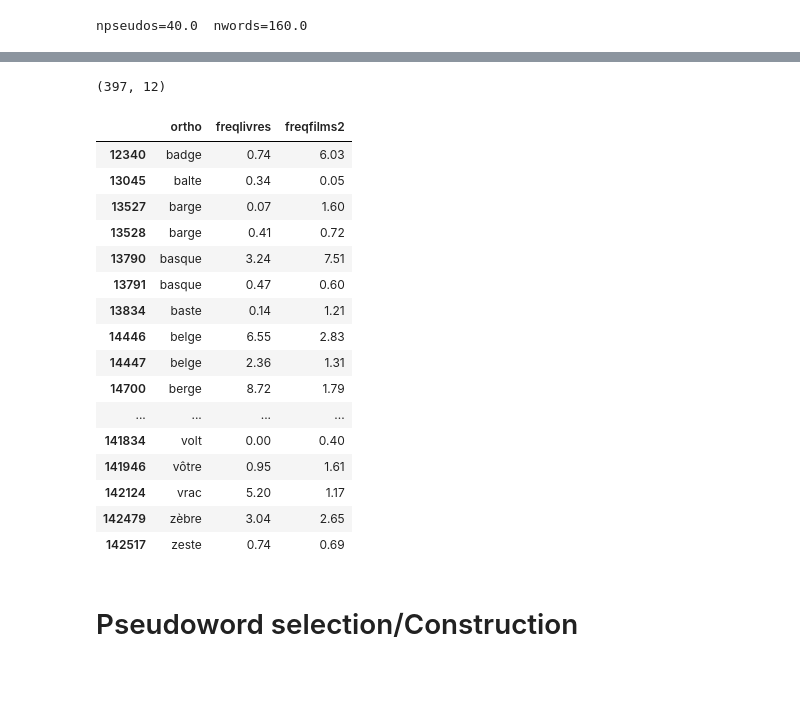
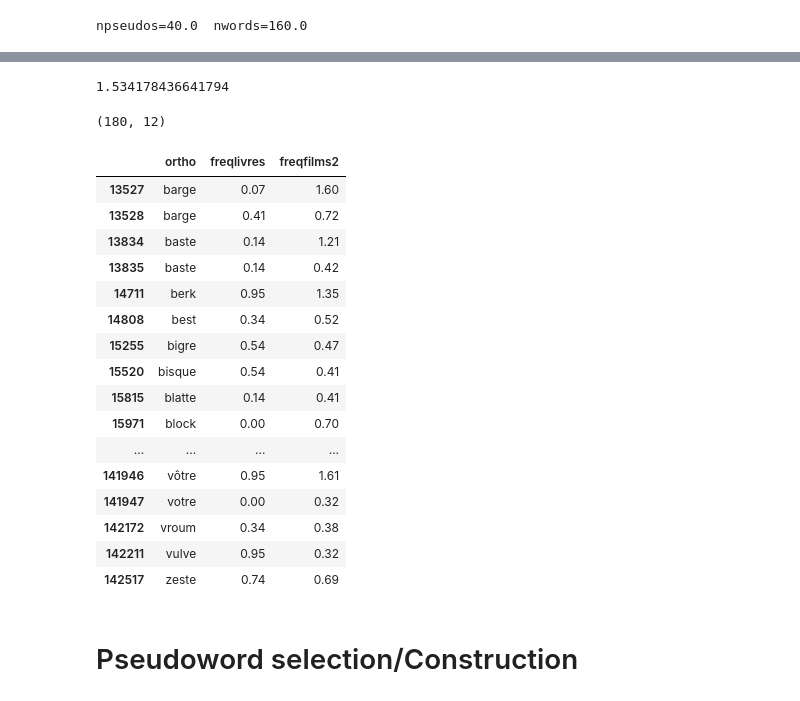
Before and after one commit to chrplr/LPC_2022, a Jupyter notebook: lpc_materials.ipynb, the cells around one changed output, grey strips where cells are left out. Cells and saved outputs as stored; diff of their text form; code cells hidden in the pictures.

```diff
--- a/lpc_materials.ipynb
+++ b/lpc_materials.ipynb
@@ -46,10 +52,10 @@ Experimental factors:
 # %%
 ## Frequency thresholds
 
-LF_MIN = 0.5
-LF_MAX = 1
+LF_MIN = 0.3
+LF_MAX = 2
 
-HF_MIN = 15 # changed from 10 to 15
+HF_MIN = 10
 # %%
 cvcvcv = lex[(lex.p_cvcv == 'CVCVCV')  & (lex.islem == True) & (lex.freqlemfilms2 > LF_MIN) & (lex.nblettres <10)] # 0 missmatch
 ncvcvcv1m = lex[(lex.p_cvcv.isin(['CVCVC', 'CVCCV']))  & (lex.islem == True) & (lex.freqlemfilms2 > LF_MIN) & (lex.nblettres <10)] # 1 missmatch
@@ -172,25 +182,41 @@ ncvcvcv2m_hf[['ortho', 'freqlivres', 'freqfilms2']].head(1000)
+# %%
+# select a subsample matched in frequency with cvcvcv
+
+n = 60
+
+ok= False
+while (not ok):
+    tmp = ncvcvcv2m_hf.sample(n)
+    e = np.log10(tmp.freqlivres+0.1).median()
+    ok = (e< 1.6)
+
+print(e)
+np.log10(tmp.freqlivres+0.1).describe()
+ncvcvcv2m_hf = tmp
+# %% [output]
+1.534178436641794
 # %%
-ncvcvcv2m_lf = ncvcvcv2m[(ncvcvcv2m.freqfilms2 < HF_MIN) & (ncvcvcv2m.freqlivres < HF_MIN)]
+ncvcvcv2m_lf = ncvcvcv2m[(ncvcvcv2m.freqlemfilms2 < LF_MAX) & (ncvcvcv2m.freqlemlivres < LF_MAX)]
 print(ncvcvcv2m_lf.shape)
 ncvcvcv2m_lf[['ortho', 'freqlivres', 'freqfilms2']].head(1000)
 # %% [output]
-(397, 12)
+(180, 12)
 |  | ortho | freqlivres | freqfilms2 |
-| 12340 | badge | 0.74 | 6.03 |
-| 13045 | balte | 0.34 | 0.05 |
 | 13527 | barge | 0.07 | 1.60 |
 | 13528 | barge | 0.41 | 0.72 |
-| 13790 | basque | 3.24 | 7.51 |
-| 13791 | basque | 0.47 | 0.60 |
 | 13834 | baste | 0.14 | 1.21 |
-| 14446 | belge | 6.55 | 2.83 |
-| 14447 | belge | 2.36 | 1.31 |
-| 14700 | berge | 8.72 | 1.79 |
+| 13835 | baste | 0.14 | 0.42 |
+| 14711 | berk | 0.95 | 1.35 |
+| 14808 | best | 0.34 | 0.52 |
+| 15255 | bigre | 0.54 | 0.47 |
+| 15520 | bisque | 0.54 | 0.41 |
+| 15815 | blatte | 0.14 | 0.41 |
+| 15971 | block | 0.00 | 0.70 |
 | ... | ... | ... | ... |
-| 141834 | volt | 0.00 | 0.40 |
 | 141946 | vôtre | 0.95 | 1.61 |
-| 142124 | vrac | 5.20 | 1.17 |
-| 142479 | zèbre | 3.04 | 2.65 |
+| 141947 | votre | 0.00 | 0.32 |
+| 142172 | vroum | 0.34 | 0.38 |
+| 142211 | vulve | 0.95 | 0.32 |
 | 142517 | zeste | 0.74 | 0.69 |
 # %%
 cvcvcv_hf.to_csv('match_hf.csv')
```
Also changed, not shown: parts of 7 cells of this notebook, 6 other files.
